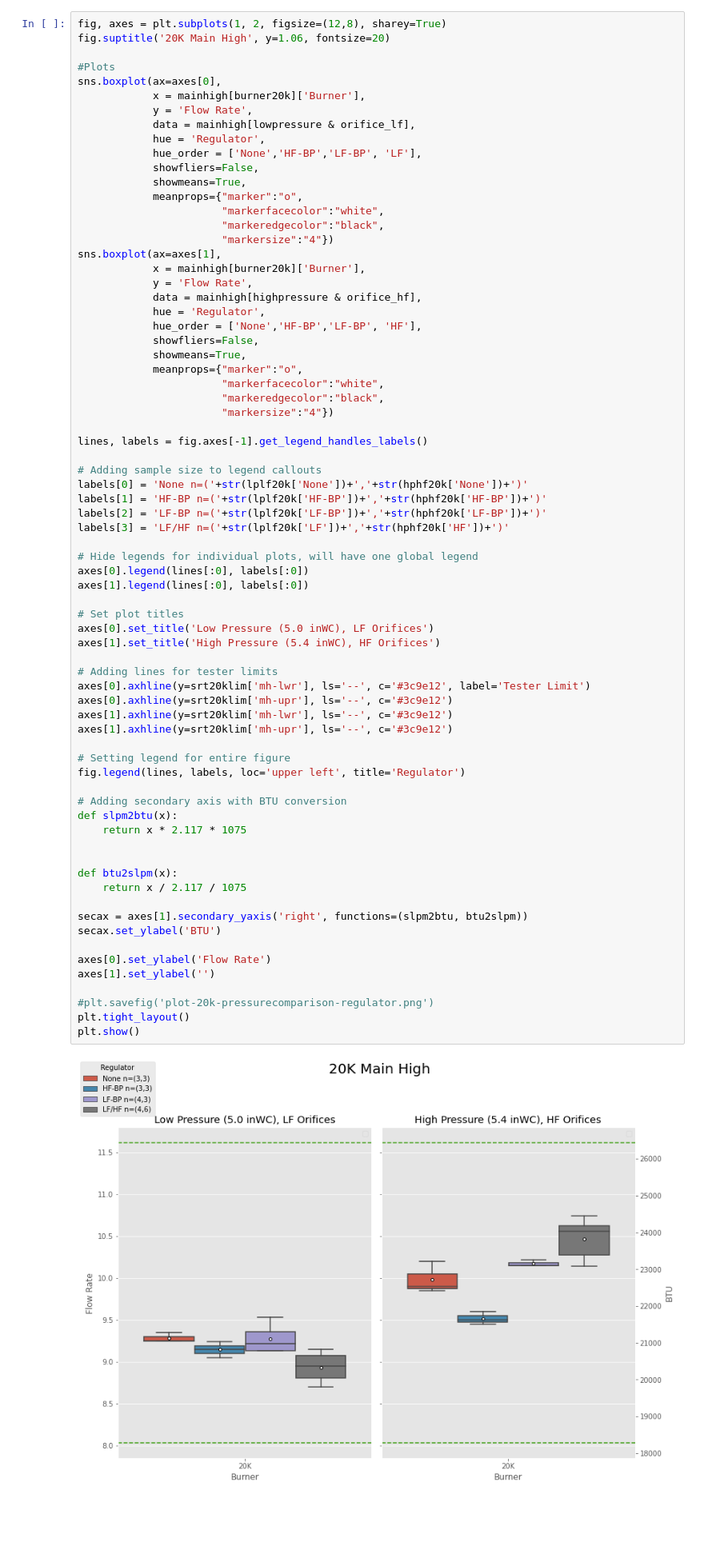
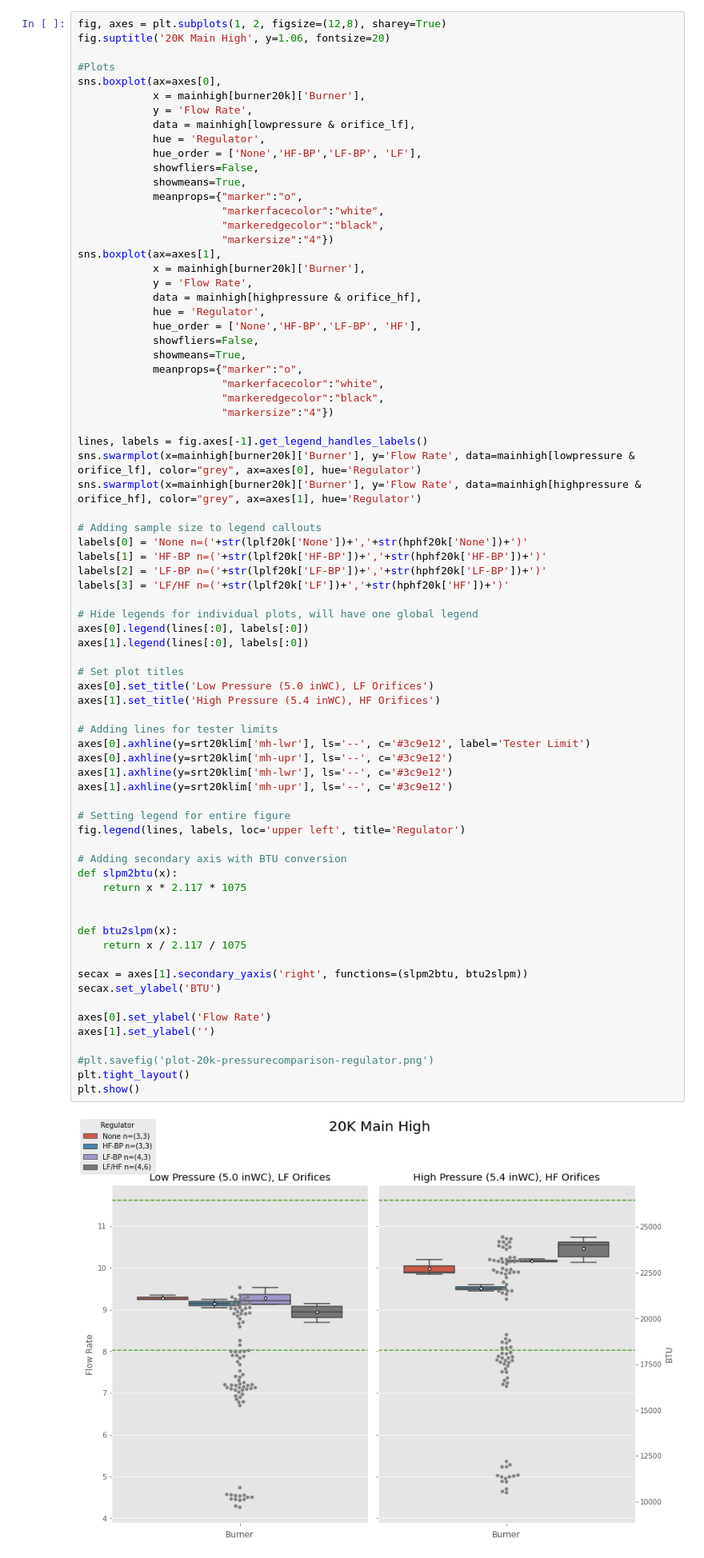
Before and after one commit to elkirk/wolf, a Jupyter notebook: flow-testing/flowrate-testing.ipynb, the cells around one changed output. Shown at 80% size. Cells and saved outputs as stored; diff of their text form; blank space fills up the shorter version.

```diff
--- a/flow-testing/flowrate-testing.ipynb
+++ b/flow-testing/flowrate-testing.ipynb
@@ -167,6 +167,8 @@ sns.boxplot(ax=axes[1],
                        "markersize":"4"})
 
 lines, labels = fig.axes[-1].get_legend_handles_labels()
+sns.swarmplot(x=mainhigh[burner20k]['Burner'], y='Flow Rate', data=mainhigh[lowpressure & orifice_lf], color="grey", ax=axes[0], hue='Regulator')
+sns.swarmplot(x=mainhigh[burner20k]['Burner'], y='Flow Rate', data=mainhigh[highpressure & orifice_hf], color="grey", ax=axes[1], hue='Regulator')
 
 # Adding sample size to legend callouts
 labels[0] = 'None n=('+str(lplf20k['None'])+','+str(hphf20k['None'])+')'
@@ -182,34 +184,34 @@ axes[1].legend(lines[:0], labels[:0])
 axes[0].set_title('Low Pressure (5.0 inWC), LF Orifices')
 axes[1].set_title('High Pressure (5.4 inWC), HF Orifices')
 
 # Adding lines for tester limits
 axes[0].axhline(y=srt20klim['mh-lwr'], ls='--', c='#3c9e12', label='Tester Limit')
 axes[0].axhline(y=srt20klim['mh-upr'], ls='--', c='#3c9e12')
 axes[1].axhline(y=srt20klim['mh-lwr'], ls='--', c='#3c9e12')
 axes[1].axhline(y=srt20klim['mh-upr'], ls='--', c='#3c9e12')
 
 # Setting legend for entire figure
 fig.legend(lines, labels, loc='upper left', title='Regulator')
 
 # Adding secondary axis with BTU conversion
 def slpm2btu(x):
     return x * 2.117 * 1075
 
 
 def btu2slpm(x):
     return x / 2.117 / 1075
 
 secax = axes[1].secondary_yaxis('right', functions=(slpm2btu, btu2slpm))
 secax.set_ylabel('BTU')
 
 axes[0].set_ylabel('Flow Rate')
 axes[1].set_ylabel('')
 
 #plt.savefig('plot-20k-pressurecomparison-regulator.png')
 plt.tight_layout()
 plt.show()
 # %% [output]
-[figure, old version]
+[figure, new version]
 # %%
 fig, axes = plt.subplots(1, 2, figsize=(12,8), sharey=True)
 fig.suptitle('18K Main High', y=1.06, fontsize=20)
```
Also changed, not shown: 1 other file.
